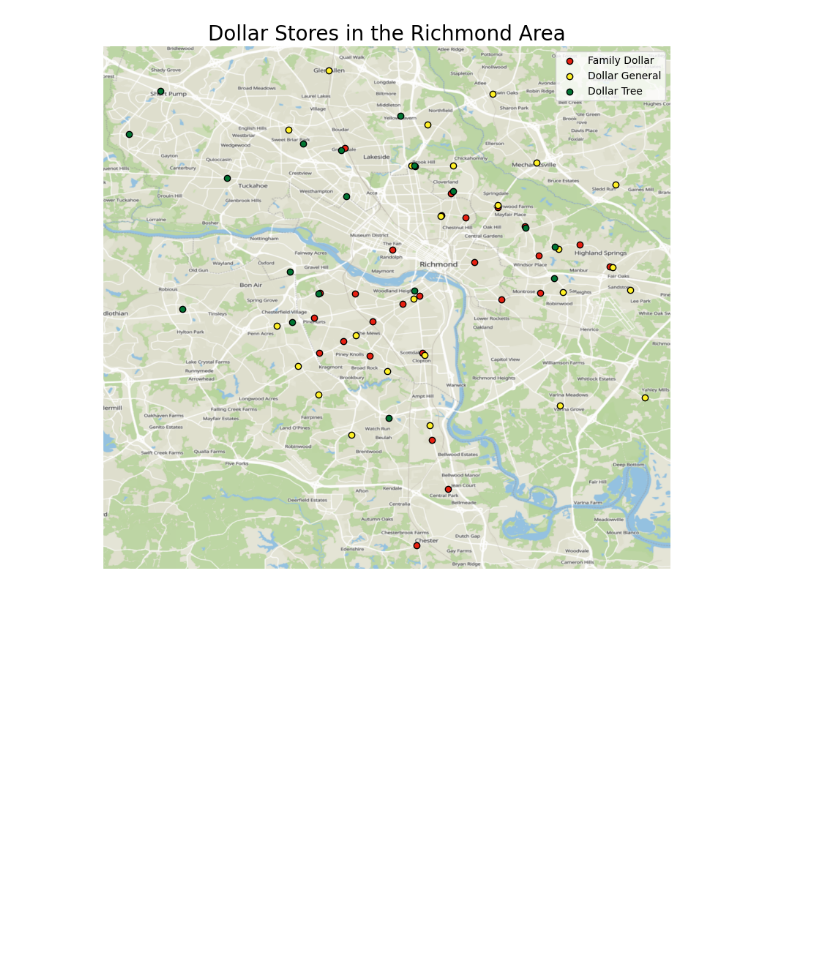
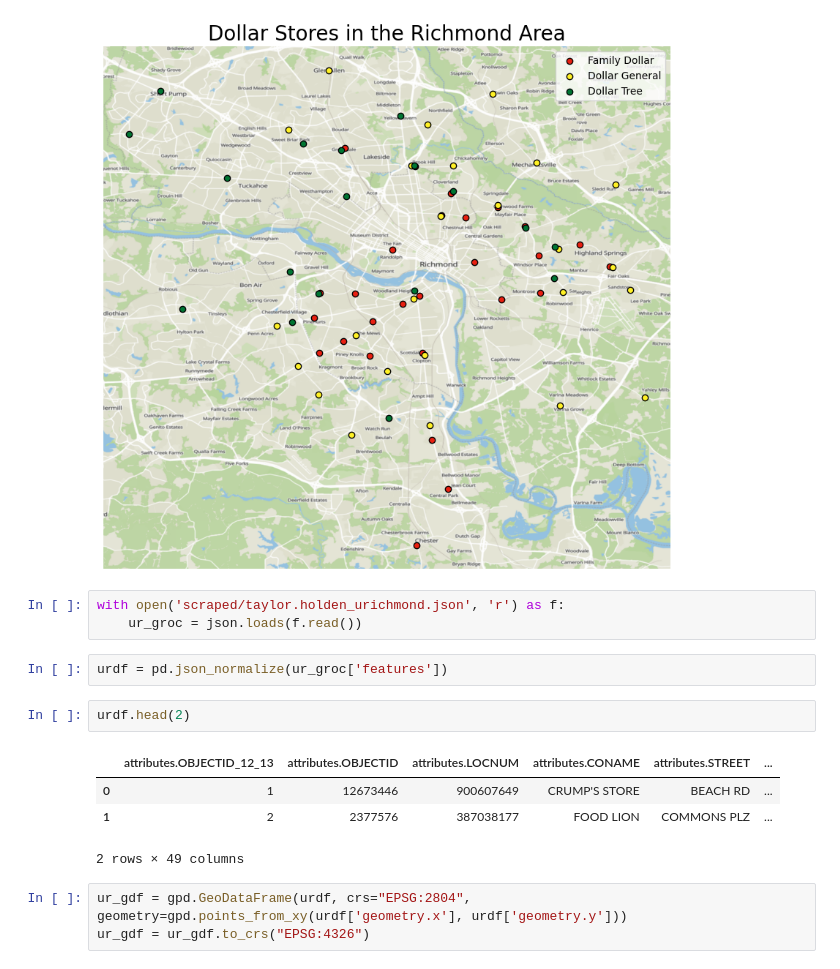
Before and after one commit to kfinity/ric-dollar-stores, a Jupyter notebook: store_map.ipynb, the cells around one changed output. Saved outputs shown, nothing was run; the diff lists cells and outputs as text; blank space fills up the shorter version.

```diff
--- a/store_map.ipynb
+++ b/store_map.ipynb
@@ -77,3 +77,18 @@ plt.axis('off')
 plt.savefig("pics/v2.jpg", facecolor='white', bbox_inches='tight')
 # %% [output]
 [figure]
+# %%
+with open('scraped/taylor.holden_urichmond.json', 'r') as f:
+    ur_groc = json.loads(f.read())
+# %%
+urdf = pd.json_normalize(ur_groc['features'])
+# %%
+urdf.head(2)
+# %% [output]
+|  | attributes.OBJECTID_12_13 | attributes.OBJECTID | attributes.LOCNUM | attributes.CONAME | attributes.STREET | ... |
+| 0 | 1 | 12673446 | 900607649 | CRUMP'S STORE | BEACH RD | ... |
+| 1 | 2 | 2377576 | 387038177 | FOOD LION | COMMONS PLZ | ... |
+2 rows × 49 columns
+# %%
+ur_gdf = gpd.GeoDataFrame(urdf, crs="EPSG:2804", geometry=gpd.points_from_xy(urdf['geometry.x'], urdf['geometry.y']))
+ur_gdf = ur_gdf.to_crs("EPSG:4326")
```
Also changed, not shown: parts of 1 cell of this notebook, 1 other file.
